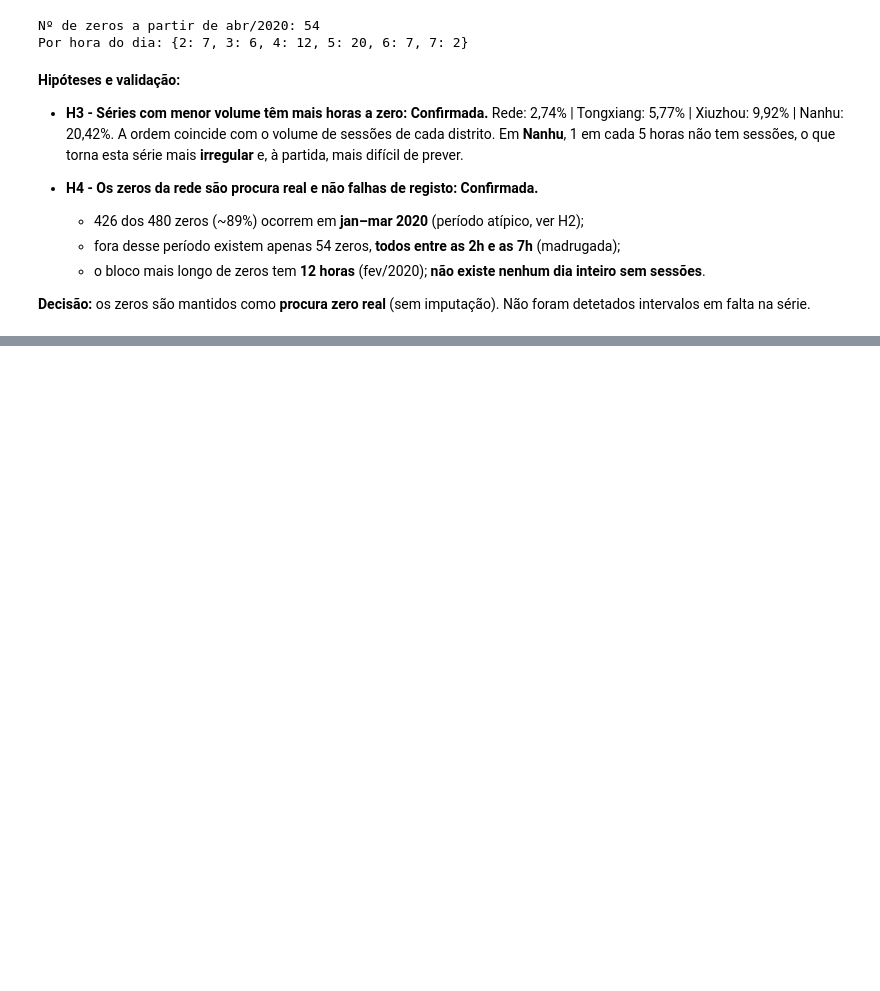
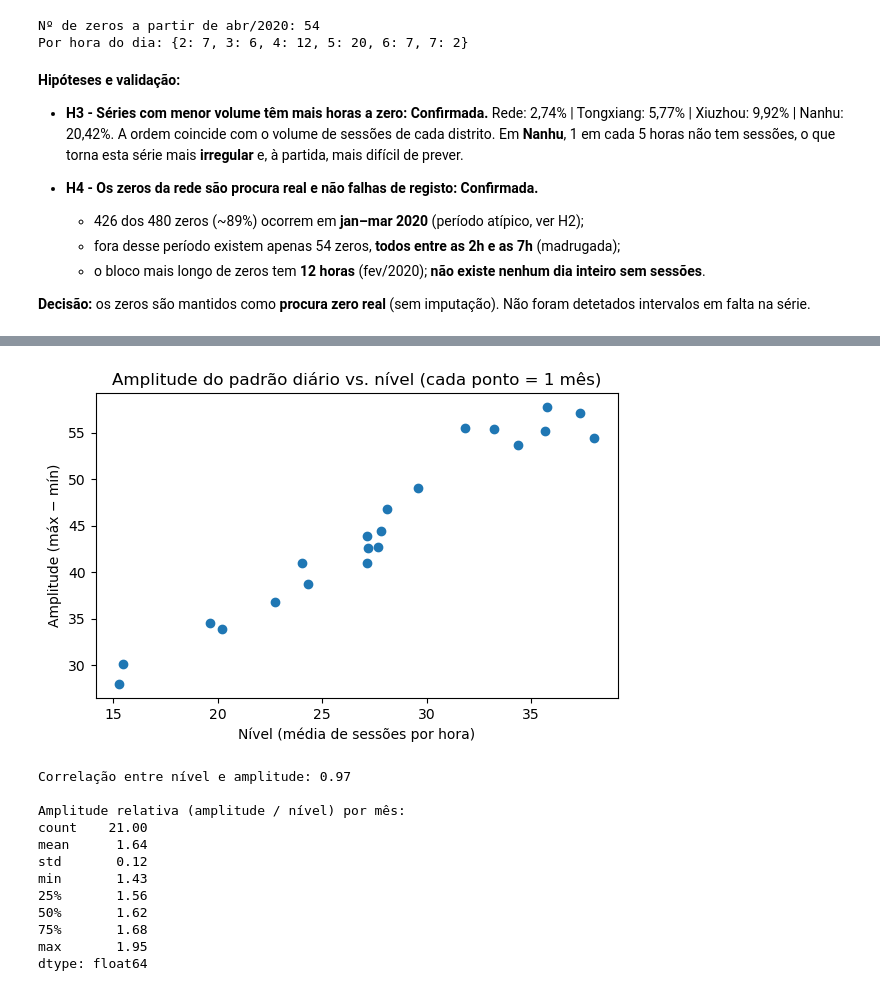
Before and after one commit to 1231478-Ellah-Fleischmann/MINDD-PROJETO-2, a Jupyter notebook: task1.ipynb, the cells around one changed output, grey strips where cells are left out. Cells and saved outputs as stored; diff of their text form; code cells hidden in the pictures; blank space fills up the shorter version.

Commit message:
ponto 2 - análise exploratória

```diff
--- a/task1.ipynb
+++ b/task1.ipynb
@@ -338,0 +562,41 @@ Por hora do dia: {2: 7, 3: 6, 4: 12, 5: 20, 6: 7, 7: 2}
+# %%
+from statsmodels.tsa.seasonal import MSTL
+
+# Teste: aditiva ou multiplicativa?
+# Para cada mês, calculamos o nível (média) e a amplitude do perfil diário.
+# Se a amplitude cresce com o nível -> multiplicativa.
+y = series.loc['2020-04-01':, 'Rede']
+
+tmp = y.to_frame('sessoes')
+tmp['mes'] = tmp.index.to_period('M')
+tmp['hora_dia'] = tmp.index.hour
+
+perfis_mes = tmp.groupby(['mes', 'hora_dia'])['sessoes'].mean().unstack()
+nivel = perfis_mes.mean(axis=1)
+amplitude_abs = perfis_mes.max(axis=1) - perfis_mes.min(axis=1)
+
+fig, ax = plt.subplots(figsize=(6, 4))
+ax.scatter(nivel, amplitude_abs, color='tab:blue')
+ax.set_title('Amplitude do padrão diário vs. nível (cada ponto = 1 mês)')
+ax.set_xlabel('Nível (média de sessões por hora)')
+ax.set_ylabel('Amplitude (máx − mín)')
+plt.tight_layout()
+plt.show()
+
+print(f'Correlação entre nível e amplitude: {np.corrcoef(nivel, amplitude_abs)[0, 1]:.2f}')
+print('\nAmplitude relativa (amplitude / nível) por mês:')
+print((amplitude_abs / nivel).describe().round(2))
+# %% [output]
+[figure, added]
+Correlação entre nível e amplitude: 0.97
+
+Amplitude relativa (amplitude / nível) por mês:
+count    21.00
+mean      1.64
+std       0.12
+min       1.43
+25%       1.56
+50%       1.62
+75%       1.68
+max       1.95
+dtype: float64
```
Also changed, not shown: parts of 26 cells of this notebook.
